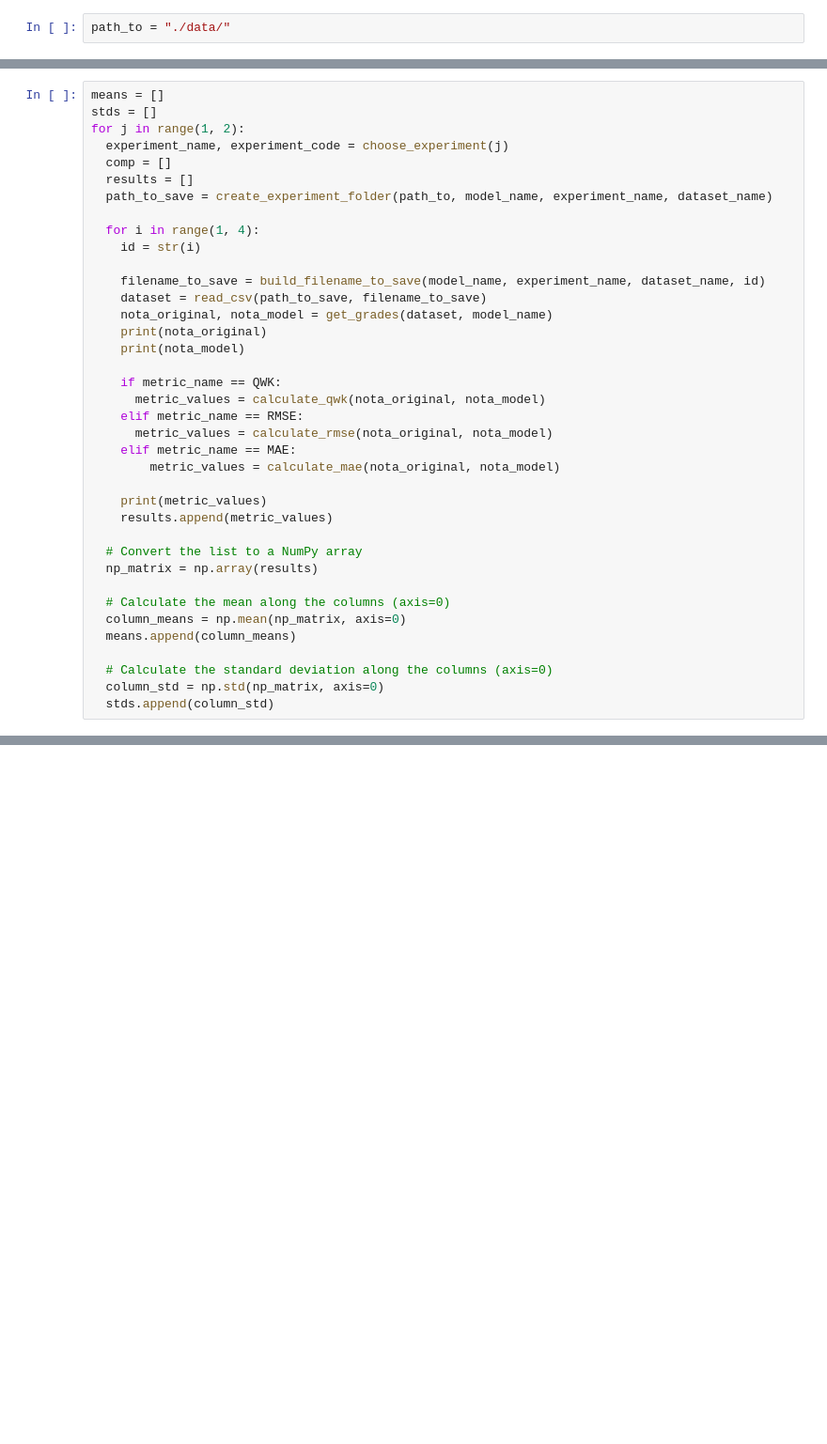
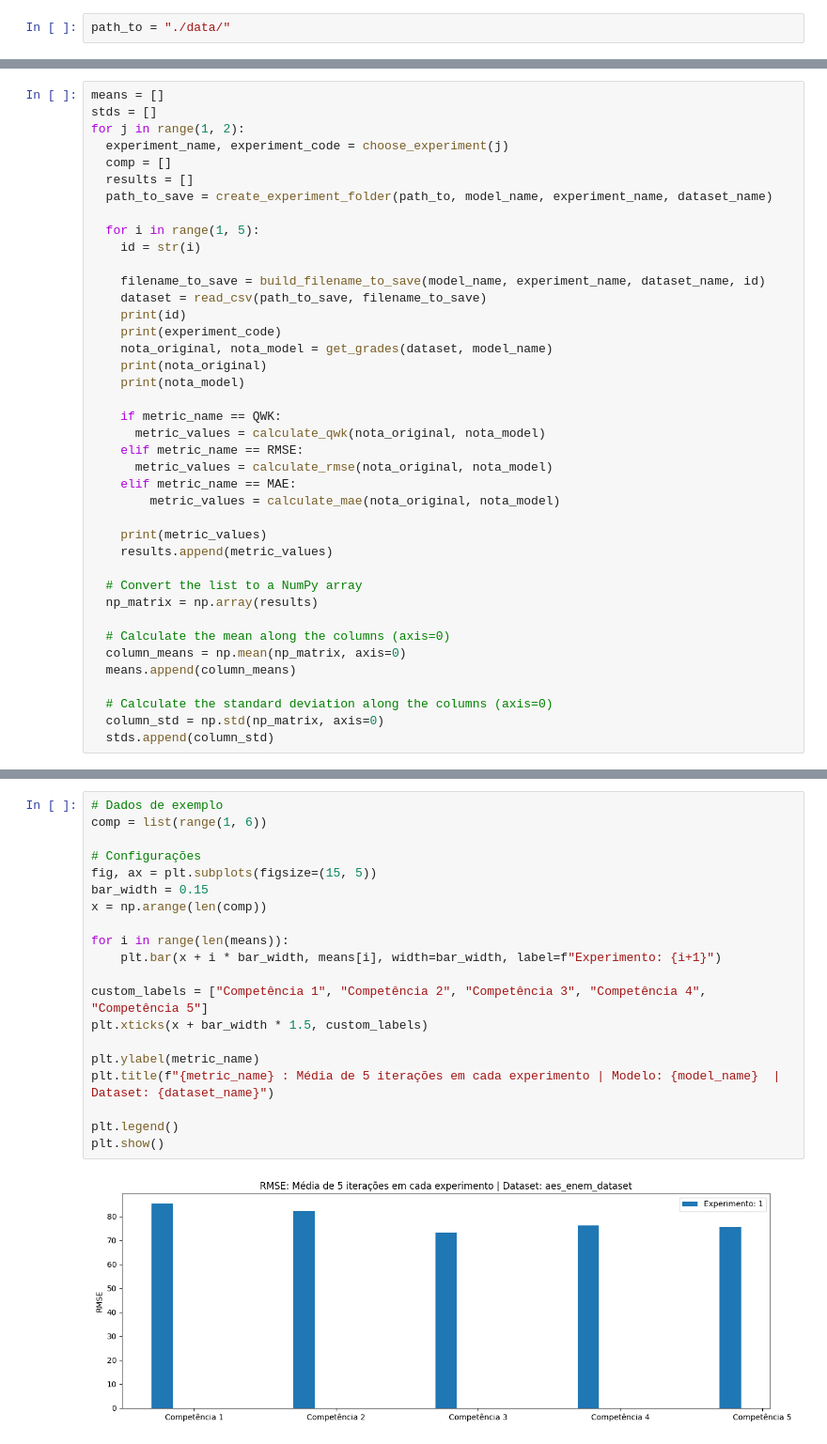
Before and after one commit to dslcosta1/AutomatedENEMEssaysCorrectionUsingChatBots, a Jupyter notebook: EvaluateResults.ipynb, the cells around one changed output, grey strips where cells are left out. Shown at 94% size. Saved outputs shown, nothing was run; the diff lists cells and outputs as text; blank space fills up the shorter version.

```diff
--- a/EvaluateResults.ipynb
+++ b/EvaluateResults.ipynb
@@ -40,11 +74,13 @@ for j in range(1, 2):
   results = []
   path_to_save = create_experiment_folder(path_to, model_name, experiment_name, dataset_name)
 
-  for i in range(1, 4):
+  for i in range(1, 5):
     id = str(i)
 
     filename_to_save = build_filename_to_save(model_name, experiment_name, dataset_name, id)
     dataset = read_csv(path_to_save, filename_to_save)
+    print(id)
+    print(experiment_code)
     nota_original, nota_model = get_grades(dataset, model_name)
     print(nota_original)
     print(nota_model)
@@ -71,0 +126,22 @@ for j in range(1, 2):
+# %%
+# Dados de exemplo
+comp = list(range(1, 6))
+
+# Configurações
+fig, ax = plt.subplots(figsize=(15, 5))
+bar_width = 0.15
+x = np.arange(len(comp))
+
+for i in range(len(means)):
+    plt.bar(x + i * bar_width, means[i], width=bar_width, label=f"Experimento: {i+1}")
+
+custom_labels = ["Competência 1", "Competência 2", "Competência 3", "Competência 4", "Competência 5"]
+plt.xticks(x + bar_width * 1.5, custom_labels)
+
+plt.ylabel(metric_name)
+plt.title(f"{metric_name} : Média de 5 iterações em cada experimento | Modelo: {model_name}  | Dataset: {dataset_name}")
+
+plt.legend()
+plt.show()
+# %% [output]
+[figure, added]
```
Also changed, not shown: parts of 6 cells of this notebook, 18 other files.
